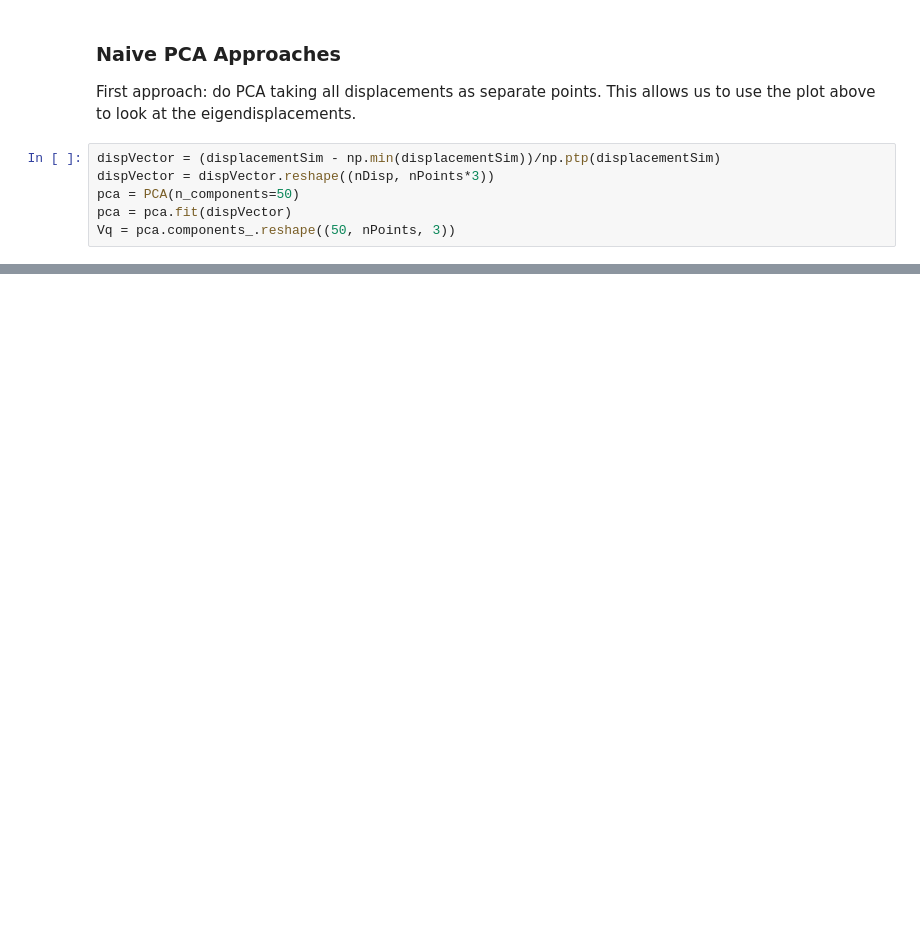
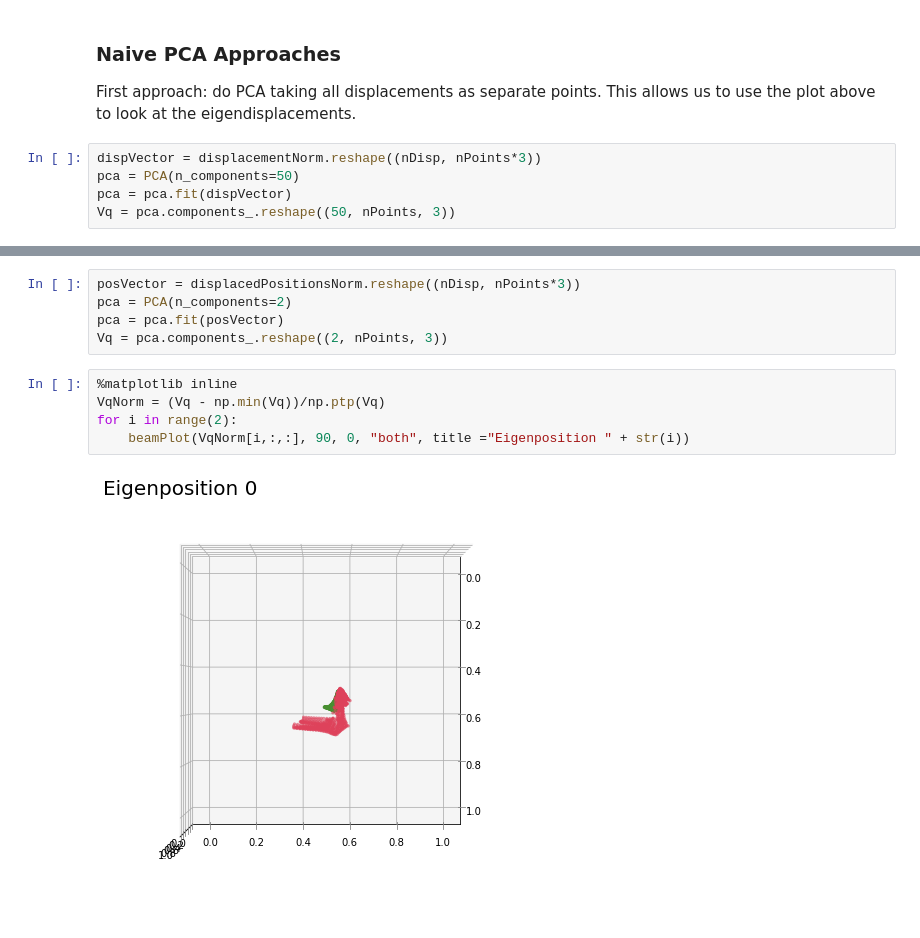
Before and after one commit to js-diaz/mllab-exercise-6-juan-sebastian-diaz-and-xenia-gerloff, a Jupyter notebook: Exercise-6.ipynb, the cells around one changed output, grey strips where cells are left out. Cells and saved outputs as stored; diff of their text form; blank space fills up the shorter version.

```diff
--- a/Exercise-6.ipynb
+++ b/Exercise-6.ipynb
@@ -125,8 +157,7 @@ for i in np.random.choice(nDisp, 10):
 
 First approach: do PCA taking all displacements as separate points. This allows us to use the plot above to look at the eigendisplacements.
 # %%
-dispVector = (displacementSim - np.min(displacementSim))/np.ptp(displacementSim)
-dispVector = dispVector.reshape((nDisp, nPoints*3))
+dispVector = displacementNorm.reshape((nDisp, nPoints*3))
 pca = PCA(n_components=50)
 pca = pca.fit(dispVector)
 Vq = pca.components_.reshape((50, nPoints, 3))
@@ -155,0 +205,12 @@ plt.scatter(reducedDisp[:,0],reducedDisp[:,1])
+# %%
+posVector = displacedPositionsNorm.reshape((nDisp, nPoints*3))
+pca = PCA(n_components=2)
+pca = pca.fit(posVector)
+Vq = pca.components_.reshape((2, nPoints, 3))
+# %%
+%matplotlib inline
+VqNorm = (Vq - np.min(Vq))/np.ptp(Vq)
+for i in range(2):
+    beamPlot(VqNorm[i,:,:], 90, 0, "both", title ="Eigenposition " + str(i))
+# %% [output]
+[figure, added]
```
Also changed, not shown: parts of 15 cells of this notebook.
